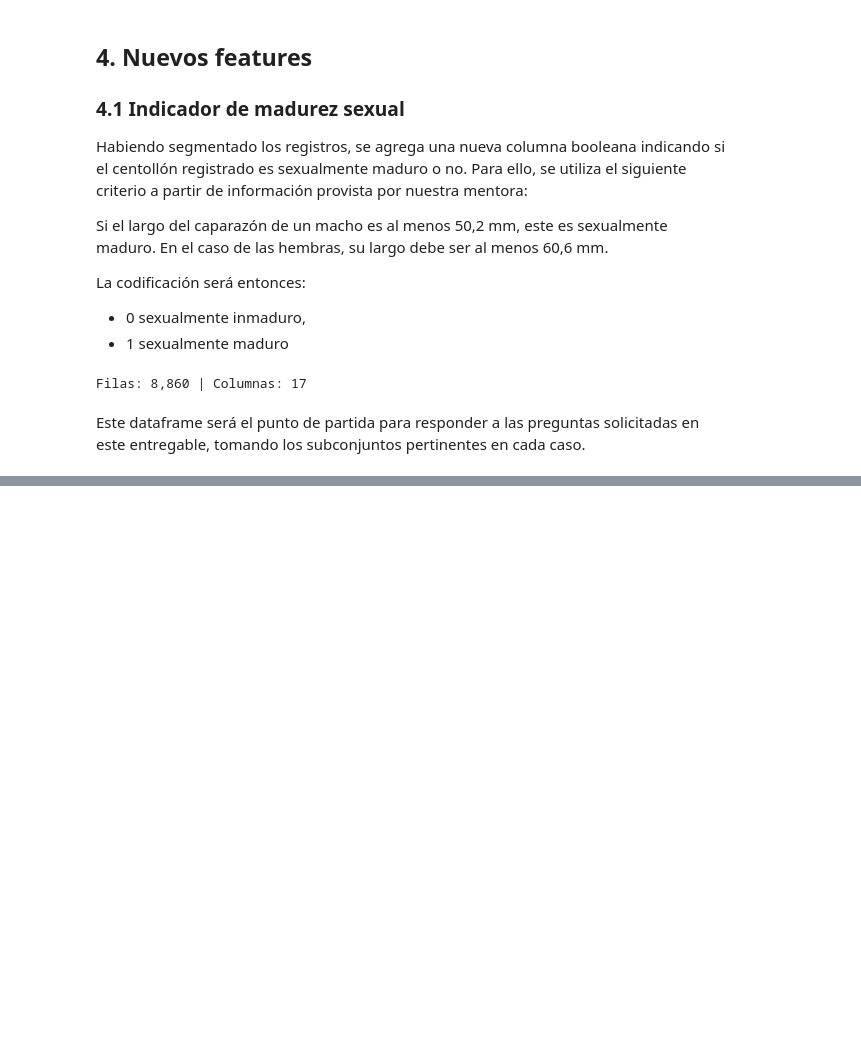
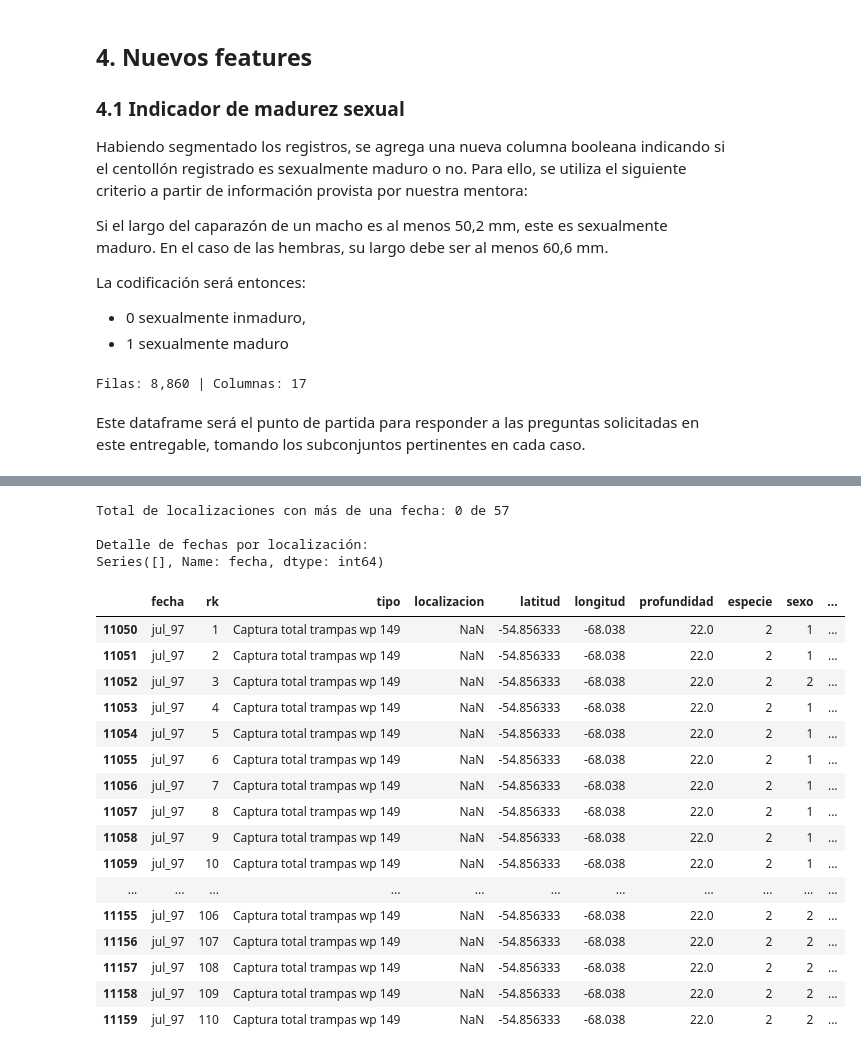
Before and after one commit to Mariano-ds/centollas2026, a Jupyter notebook: mariano/mariano_tp3.ipynb, the cells around one changed output, grey strips where cells are left out. Saved outputs shown, nothing was run; the diff lists cells and outputs as text; code cells hidden in the pictures; blank space fills up the shorter version.

```diff
--- a/mariano/mariano_tp3.ipynb
+++ b/mariano/mariano_tp3.ipynb
@@ -1889,0 +279,39 @@ Es notable que, en las temporadas donde aparecen localizaciones "verdes" (jul_97
+# %%
+# Cuenta de fechas distintas por cada localizacion
+fechas_por_loc = df_segmented.groupby('localizacion')['fecha'].nunique()
+
+# Localizaciones con mas de 1 fecha
+locs_multiples_fechas = fechas_por_loc[fechas_por_loc > 1]
+
+print(
+    f'Total de localizaciones con más de una fecha:'
+    f' {len(locs_multiples_fechas)} de {len(fechas_por_loc)}'
+)
+print('\nDetalle de fechas por localización:')
+print(locs_multiples_fechas)
+# %% [output]
+Total de localizaciones con más de una fecha: 0 de 57
+
+Detalle de fechas por localización:
+Series([], Name: fecha, dtype: int64)
+# %%
+# Localizacion nula en df_segmented
+df_segmented[df_segmented['localizacion'].isnull()]
+# %% [output]
+|  | fecha | rk | tipo | localizacion | latitud | longitud | profundidad | especie | sexo | ... |
+| 11050 | jul_97 | 1 | Captura total trampas wp 149 | NaN | -54.856333 | -68.038 | 22.0 | 2 | 1 | ... |
+| 11051 | jul_97 | 2 | Captura total trampas wp 149 | NaN | -54.856333 | -68.038 | 22.0 | 2 | 1 | ... |
+| 11052 | jul_97 | 3 | Captura total trampas wp 149 | NaN | -54.856333 | -68.038 | 22.0 | 2 | 2 | ... |
+| 11053 | jul_97 | 4 | Captura total trampas wp 149 | NaN | -54.856333 | -68.038 | 22.0 | 2 | 1 | ... |
+| 11054 | jul_97 | 5 | Captura total trampas wp 149 | NaN | -54.856333 | -68.038 | 22.0 | 2 | 1 | ... |
+| 11055 | jul_97 | 6 | Captura total trampas wp 149 | NaN | -54.856333 | -68.038 | 22.0 | 2 | 1 | ... |
+| 11056 | jul_97 | 7 | Captura total trampas wp 149 | NaN | -54.856333 | -68.038 | 22.0 | 2 | 1 | ... |
+| 11057 | jul_97 | 8 | Captura total trampas wp 149 | NaN | -54.856333 | -68.038 | 22.0 | 2 | 1 | ... |
+| 11058 | jul_97 | 9 | Captura total trampas wp 149 | NaN | -54.856333 | -68.038 | 22.0 | 2 | 1 | ... |
+| 11059 | jul_97 | 10 | Captura total trampas wp 149 | NaN | -54.856333 | -68.038 | 22.0 | 2 | 1 | ... |
+| ... | ... | ... | ... | ... | ... | ... | ... | ... | ... | ... |
+| 11155 | jul_97 | 106 | Captura total trampas wp 149 | NaN | -54.856333 | -68.038 | 22.0 | 2 | 2 | ... |
+| 11156 | jul_97 | 107 | Captura total trampas wp 149 | NaN | -54.856333 | -68.038 | 22.0 | 2 | 2 | ... |
+| 11157 | jul_97 | 108 | Captura total trampas wp 149 | NaN | -54.856333 | -68.038 | 22.0 | 2 | 2 | ... |
+| 11158 | jul_97 | 109 | Captura total trampas wp 149 | NaN | -54.856333 | -68.038 | 22.0 | 2 | 2 | ... |
+| 11159 | jul_97 | 110 | Captura total trampas wp 149 | NaN | -54.856333 | -68.038 | 22.0 | 2 | 2 | ... |
```
Also changed, not shown: parts of 92 cells of this notebook.
